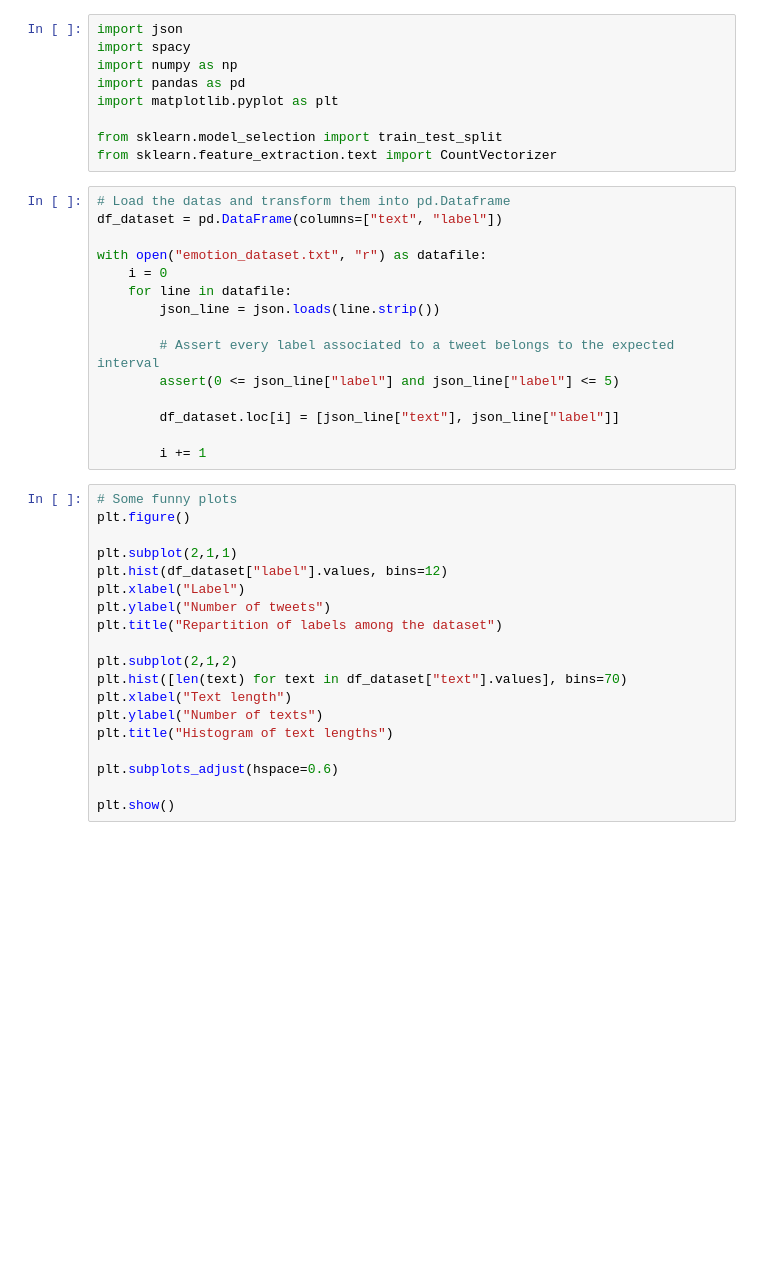
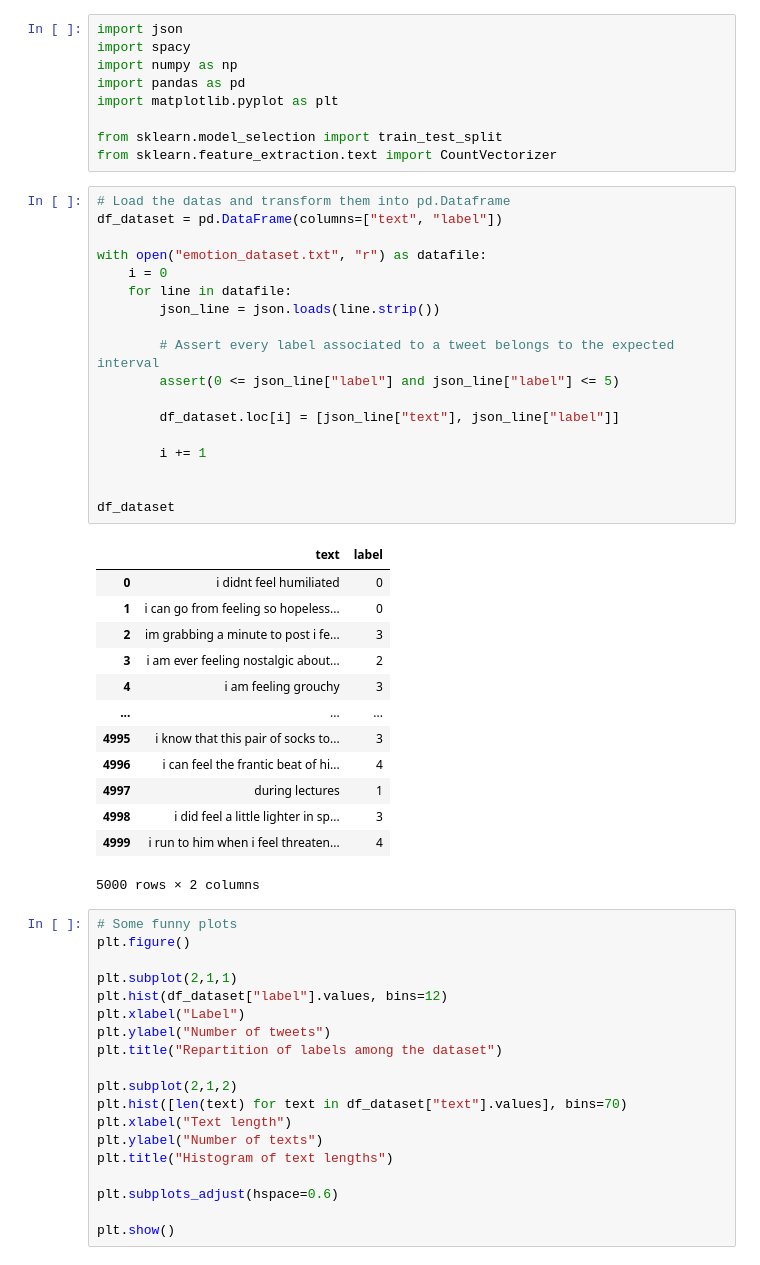
Before and after one commit to AlexisMourier/intelligent_system_seminar2, a Jupyter notebook: project.ipynb, the cells around one changed output. Saved outputs shown, nothing was run; the diff lists cells and outputs as text; blank space fills up the shorter version.

```diff
--- a/project.ipynb
+++ b/project.ipynb
@@ -10,18 +10,35 @@ from sklearn.feature_extraction.text import CountVectorizer
 # %%
 # Load the datas and transform them into pd.Dataframe
 df_dataset = pd.DataFrame(columns=["text", "label"])
 
 with open("emotion_dataset.txt", "r") as datafile:
     i = 0
     for line in datafile:
         json_line = json.loads(line.strip())
 
         # Assert every label associated to a tweet belongs to the expected interval
         assert(0 <= json_line["label"] and json_line["label"] <= 5)
 
         df_dataset.loc[i] = [json_line["text"], json_line["label"]]
 
         i += 1
+
+
+df_dataset
+# %% [output]
+|  | text | label |
+| 0 | i didnt feel humiliated | 0 |
+| 1 | i can go from feeling so hopeless... | 0 |
+| 2 | im grabbing a minute to post i fe... | 3 |
+| 3 | i am ever feeling nostalgic about... | 2 |
+| 4 | i am feeling grouchy | 3 |
+| ... | ... | ... |
+| 4995 | i know that this pair of socks to... | 3 |
+| 4996 | i can feel the frantic beat of hi... | 4 |
+| 4997 | during lectures | 1 |
+| 4998 | i did feel a little lighter in sp... | 3 |
+| 4999 | i run to him when i feel threaten... | 4 |
+5000 rows × 2 columns
 # %%
 # Some funny plots
 plt.figure()
```
Also changed, not shown: parts of 12 cells of this notebook.
